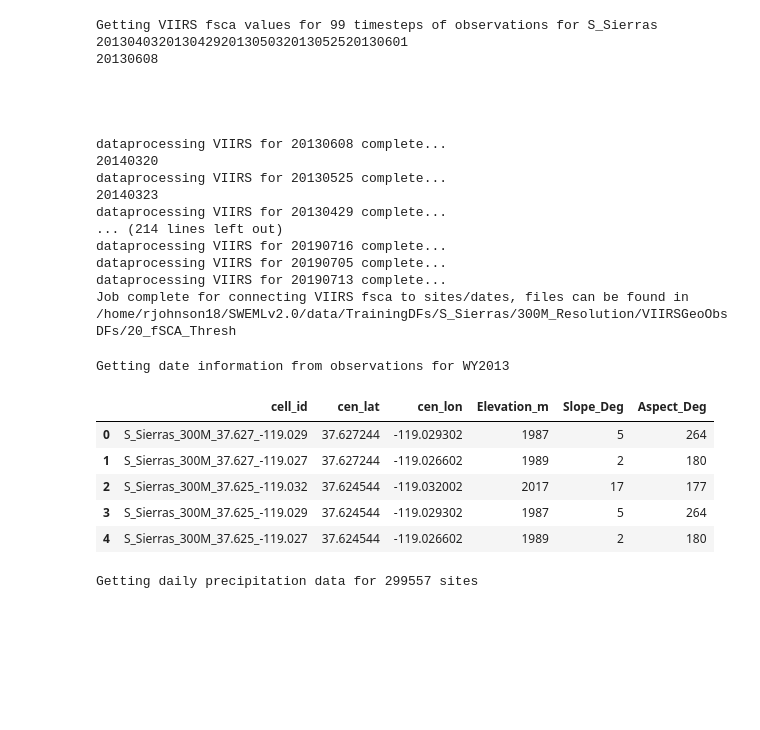
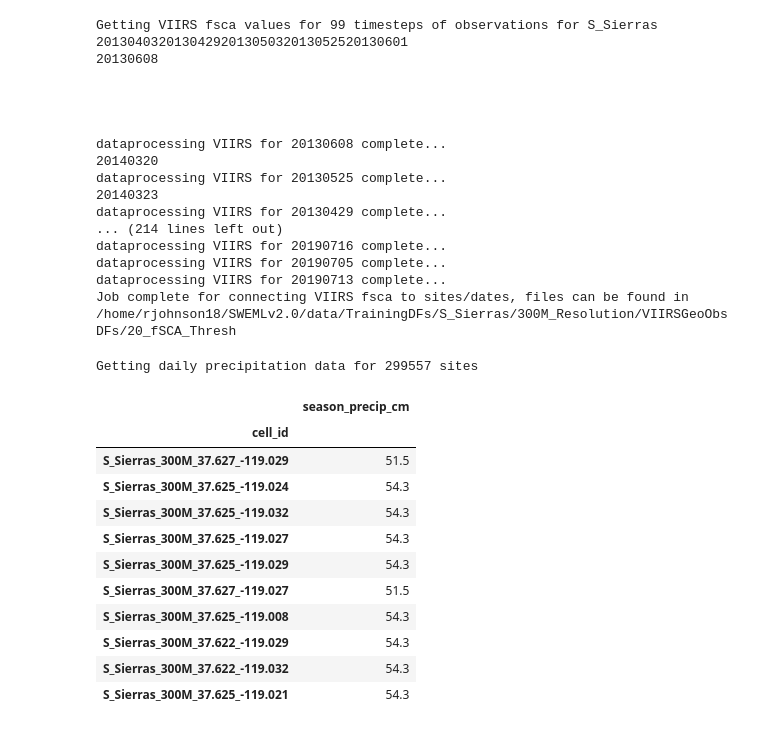
Before and after one commit to whitelightning450/SWEMLv2.0, a Jupyter notebook: Dataprocessing/DataProcessing_PipelineModularized.ipynb, the cells around one changed output. Cells and saved outputs as stored; diff of their text form; code cells hidden in the pictures; blank space fills up the shorter version.

```diff
--- a/Dataprocessing/DataProcessing_PipelineModularized.ipynb
+++ b/Dataprocessing/DataProcessing_PipelineModularized.ipynb
@@ -252,50 +252,53 @@ dataprocessing VIIRS for 20190705 complete...
 dataprocessing VIIRS for 20190713 complete...
 Job complete for connecting VIIRS fsca to sites/dates, files can be found in /home/rjohnson18/SWEMLv2.0/data/TrainingDFs/S_Sierras/300M_Resolution/VIIRSGeoObsDFs/20_fSCA_Thresh
 # %%
-import importlib
-importlib.reload(get_Precip)
+# import importlib
+# importlib.reload(get_Precip)
 
 import get_Precip
 
 #gets precipitation for each location, accumulates it through the water year
 
 #set start/end date for a water year
-years = [2013] #, 2014, 2015, 2016, 2017, 2018, 2019]
+years = [2013, 2014, 2015, 2016, 2017, 2018, 2019]
 region = 'S_Sierras'
 output_res = 300
-for year in years:
-    get_Precip.get_precip_threaded(year, region, output_res)
+get_Precip.get_precip_threaded(region, output_res, years)
 
 # add function to connect precip to training DF
 # %% [output]
-Getting date information from observations for WY2013
+Getting daily precipitation data for 299557 sites
-|  | cell_id | cen_lat | cen_lon | Elevation_m | Slope_Deg | Aspect_Deg |
-| 0 | S_Sierras_300M_37.627_-119.029 | 37.627244 | -119.029302 | 1987 | 5 | 264 |
-| 1 | S_Sierras_300M_37.627_-119.027 | 37.627244 | -119.026602 | 1989 | 2 | 180 |
-| 2 | S_Sierras_300M_37.625_-119.032 | 37.624544 | -119.032002 | 2017 | 17 | 177 |
-| 3 | S_Sierras_300M_37.625_-119.029 | 37.624544 | -119.029302 | 1987 | 5 | 264 |
-| 4 | S_Sierras_300M_37.625_-119.027 | 37.624544 | -119.026602 | 1989 | 2 | 180 |
-Getting daily precipitation data for 299557 sites
 # %%
 import os
 import pandas as pd
 
-import pyarrow as pa
-import pyarrow.parquet as pq
 
 HOME = os.path.expanduser('~')
 
 region = 'S_Sierras'
 year = 2013
-output_res = 100
+output_res = 300
 
-Precippath = f"{HOME}/SWEMLv2.0/data/Precipitation/{region}/{output_res}M_NLDAS_Precip/{year}"
+Precippath = f"{HOME}/SWEMLv2.0/data/Precipitation/{region}/{output_res}M_NLDAS_Precip"
 
-ppt = pd.read_parquet(f"{Precippath}/NLDAS_PPT_2013-04-03.parquet")
+ppt = pd.read_parquet(f"{Precippath}/NLDAS_PPT_20130429.parquet")
 
-ppt.set_index('cell_id', inplace=True)
+#ppt.set_index('cell_id', inplace=True)
 
 ppt
+# %% [output]
+|  | season_precip_cm |
+| cell_id |  |
+| S_Sierras_300M_37.627_-119.029 | 51.5 |
+| S_Sierras_300M_37.625_-119.024 | 54.3 |
+| S_Sierras_300M_37.625_-119.032 | 54.3 |
+| S_Sierras_300M_37.625_-119.027 | 54.3 |
+| S_Sierras_300M_37.625_-119.029 | 54.3 |
+| S_Sierras_300M_37.627_-119.027 | 51.5 |
+| S_Sierras_300M_37.625_-119.008 | 54.3 |
+| S_Sierras_300M_37.622_-119.029 | 54.3 |
+| S_Sierras_300M_37.622_-119.032 | 54.3 |
+| S_Sierras_300M_37.625_-119.021 | 54.3 |
 # %%
 #load access key
 import pandas as pd
```
Also changed, not shown: 6 other files.
